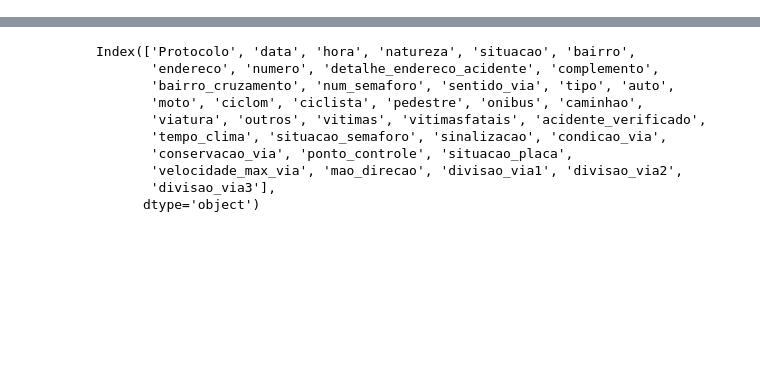
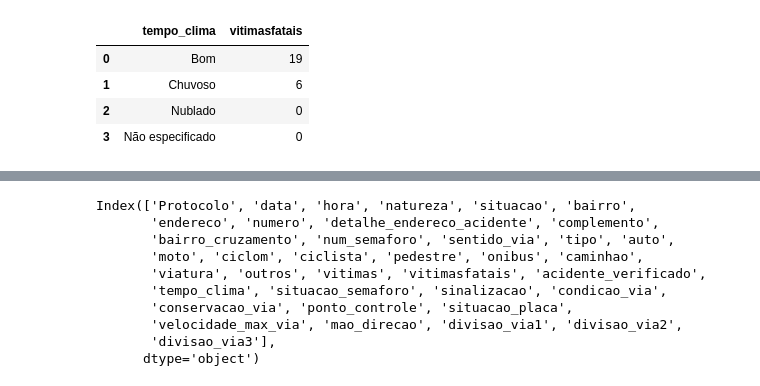
Before and after one commit to rodolphovictor/dash_acidentes_recife, a Jupyter notebook: dash_acidentes_recife.ipynb, the cells around one changed output, grey strips where cells are left out. Saved outputs shown, nothing was run; the diff lists cells and outputs as text; code cells hidden in the pictures; blank space fills up the shorter version.

```diff
--- a/dash_acidentes_recife.ipynb
+++ b/dash_acidentes_recife.ipynb
@@ -3,7 +3,35 @@ import streamlit as st
 import pandas as pd
 import plotly.express as px
 # %%
-df = pd.read_csv("acidentes2022.csv", sep=';')
+df = pd.read_csv("data/acidentes2022.csv", sep=';')
+# %%
+colunas_drop = ['vitimasfatais', 'auto', 'moto', 'ciclom', 'ciclista', 'pedestre', 'onibus', 'caminhao', 'viatura', 'outros', 'vitimas']
+for coluna in colunas_drop:
+    df[coluna] = df[coluna].str.split(',').str[0].astype(int)
+# %%
+
+index_null_tempo = list(df[df['tempo_clima'].isnull()].index)
+
+for index in index_null_tempo:
+    date_tempo = df.loc[index, 'data']
+    aux_df = df[df['data'] == date_tempo]
+    value_mode = aux_df['tempo_clima'].mode()
+
+    if len(value_mode) > 0:
+        df.loc[index, 'tempo_clima'] = value_mode.iloc[0]
+
+# Preencher valores nulos restantes com "Não especificado"
+df['tempo_clima'].fillna("Não especificado", inplace=True)
+
+# Agrupar por 'tempo_clima' e somar 'vitimas'
+acidentes_por_clima = df.groupby('tempo_clima')['vitimasfatais'].sum().reset_index()
+acidentes_por_clima
+# %% [output]
+|  | tempo_clima | vitimasfatais |
+| 0 | Bom | 19 |
+| 1 | Chuvoso | 6 |
+| 2 | Nublado | 0 |
+| 3 | Não especificado | 0 |
 # %%
 df.head(5)
 # %% [output]
```
Also changed, not shown: parts of 11 cells of this notebook, 4 other files.
